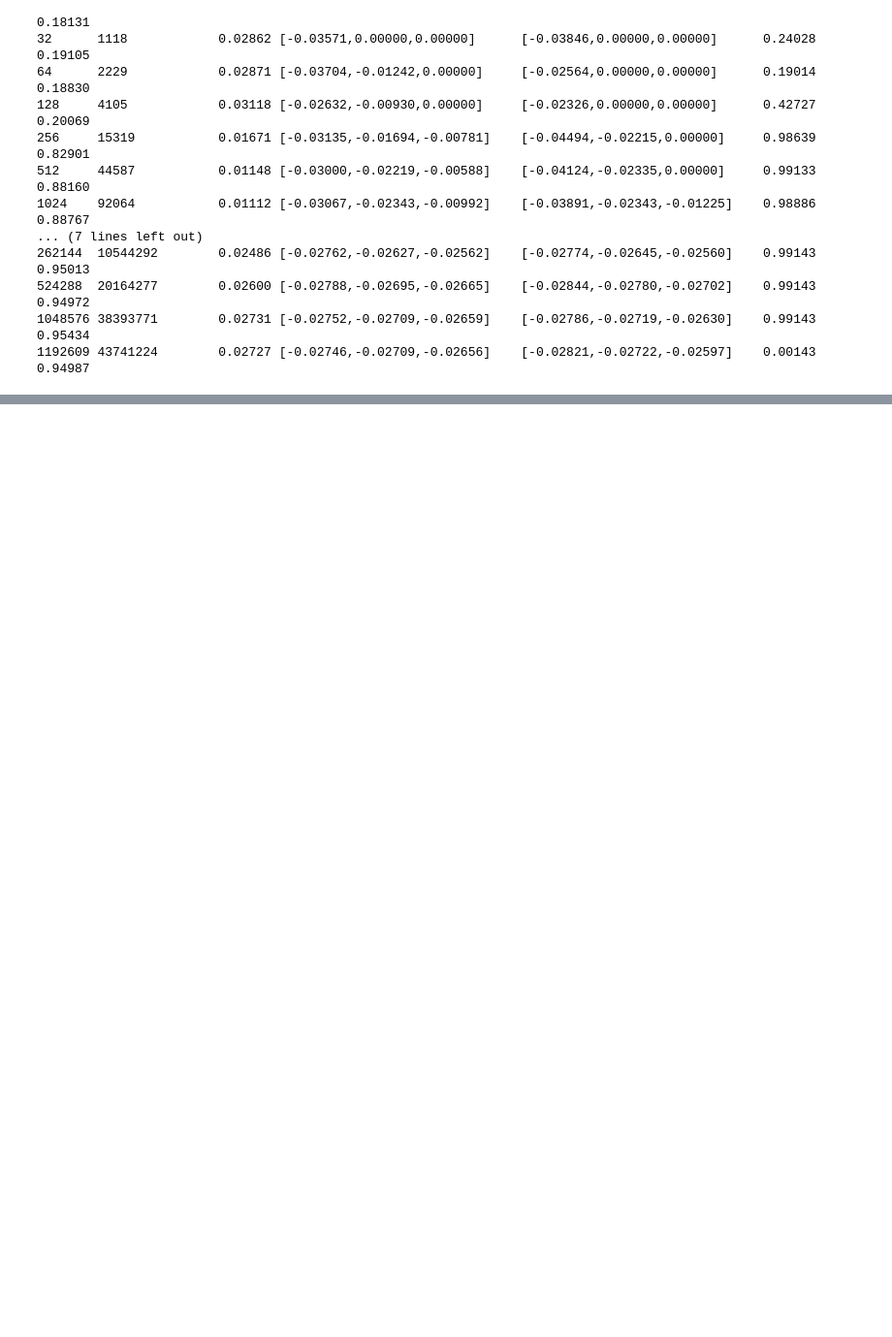
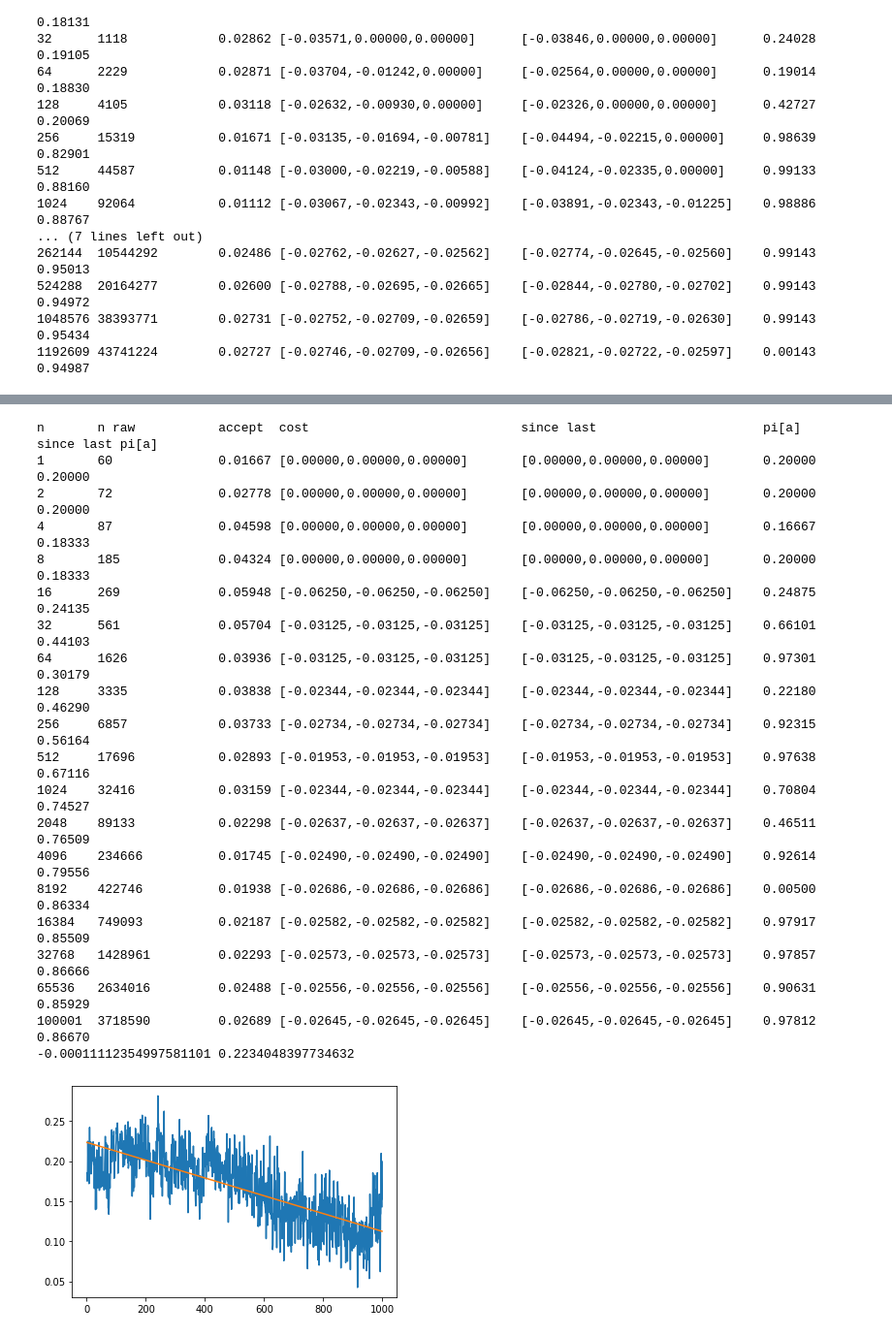
Before and after one commit to pmineiro/memoryrl, a Jupyter notebook: ExploreEval.ipynb, the cells around one changed output, grey strips where cells are left out. Shown at 97% size. Saved outputs shown, nothing was run; the diff lists cells and outputs as text; code cells hidden in the pictures; blank space fills up the shorter version.

```diff
--- a/ExploreEval.ipynb
+++ b/ExploreEval.ipynb
@@ -323,0 +532,32 @@ n       n raw           accept  cost                            since last
+# %%
+dontforkit(evalitcreative, (),
+       kwds = {
+         'path' : '/mnt/c/Users/pmineiro/Downloads/iris/',
+         'seed' : 4545,
+         'maxratio' : 1/(0.2/5),
+         'veedub' : '--cb_explore_adf --softmax --epsilon 0.025 --lambda 160 --dsjson -q RA -q PA --cb_type mtr -l 0.1 --l1 1e-06 --power_t 0',
+         'npol': 1,
+         'maxdata': 100000,
+       })
+# %% [output]
+n       n raw           accept  cost                            since last                      pi[a]           since last pi[a]
+1       60              0.01667 [0.00000,0.00000,0.00000]       [0.00000,0.00000,0.00000]       0.20000         0.20000
+2       72              0.02778 [0.00000,0.00000,0.00000]       [0.00000,0.00000,0.00000]       0.20000         0.20000
+4       87              0.04598 [0.00000,0.00000,0.00000]       [0.00000,0.00000,0.00000]       0.16667         0.18333
+8       185             0.04324 [0.00000,0.00000,0.00000]       [0.00000,0.00000,0.00000]       0.20000         0.18333
+16      269             0.05948 [-0.06250,-0.06250,-0.06250]    [-0.06250,-0.06250,-0.06250]    0.24875         0.24135
+32      561             0.05704 [-0.03125,-0.03125,-0.03125]    [-0.03125,-0.03125,-0.03125]    0.66101         0.44103
+64      1626            0.03936 [-0.03125,-0.03125,-0.03125]    [-0.03125,-0.03125,-0.03125]    0.97301         0.30179
+128     3335            0.03838 [-0.02344,-0.02344,-0.02344]    [-0.02344,-0.02344,-0.02344]    0.22180         0.46290
+256     6857            0.03733 [-0.02734,-0.02734,-0.02734]    [-0.02734,-0.02734,-0.02734]    0.92315         0.56164
+512     17696           0.02893 [-0.01953,-0.01953,-0.01953]    [-0.01953,-0.01953,-0.01953]    0.97638         0.67116
+1024    32416           0.03159 [-0.02344,-0.02344,-0.02344]    [-0.02344,-0.02344,-0.02344]    0.70804         0.74527
+2048    89133           0.02298 [-0.02637,-0.02637,-0.02637]    [-0.02637,-0.02637,-0.02637]    0.46511         0.76509
+4096    234666          0.01745 [-0.02490,-0.02490,-0.02490]    [-0.02490,-0.02490,-0.02490]    0.92614         0.79556
+8192    422746          0.01938 [-0.02686,-0.02686,-0.02686]    [-0.02686,-0.02686,-0.02686]    0.00500         0.86334
+16384   749093          0.02187 [-0.02582,-0.02582,-0.02582]    [-0.02582,-0.02582,-0.02582]    0.97917         0.85509
+32768   1428961         0.02293 [-0.02573,-0.02573,-0.02573]    [-0.02573,-0.02573,-0.02573]    0.97857         0.86666
+65536   2634016         0.02488 [-0.02556,-0.02556,-0.02556]    [-0.02556,-0.02556,-0.02556]    0.90631         0.85929
+100001  3718590         0.02689 [-0.02645,-0.02645,-0.02645]    [-0.02645,-0.02645,-0.02645]    0.97812         0.86670
+-0.00011112354997581101 0.2234048397734632
+[figure, added]
```
Also changed, not shown: parts of 9 cells of this notebook.
